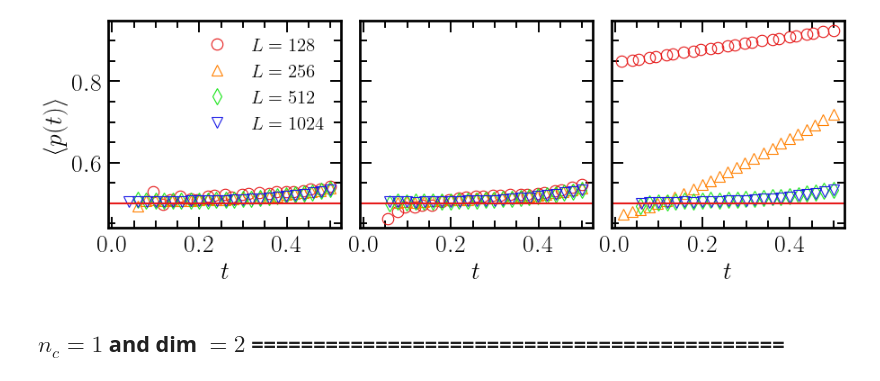
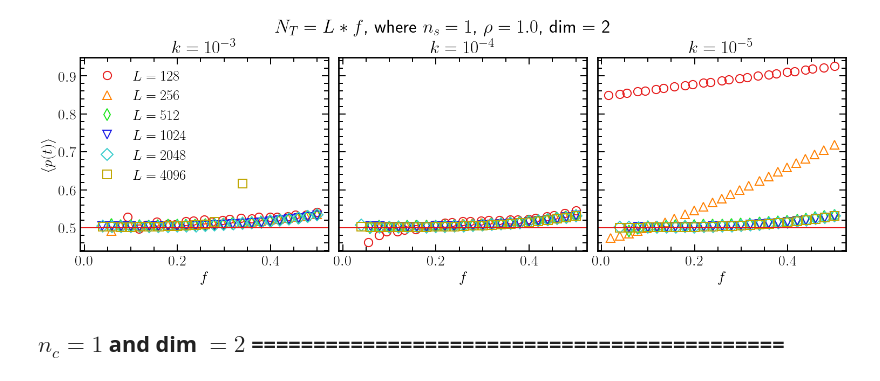
Before and after one commit to JuniorAlencar/self_organization_percolation, a Jupyter notebook: jupyter/parameters_analysis.ipynb, the cells around one changed output. Drawn from its saved outputs; the diff is of its cells as text; code cells hidden in the pictures.

```diff
--- a/jupyter/parameters_analysis.ipynb
+++ b/jupyter/parameters_analysis.ipynb
@@ -35,42 +35,58 @@ df
 # %%
-L_lst = [128, 256, 512, 1024]
+L_lst = [128, 256, 512, 1024, 2048, 4096]
 nc = 1
 k_lst=[1.0e-03, 1.0e-04, 1.0e-05]
 fig, axes = plt.subplots(
-    1, 3, figsize=(9, 3),
+    1, 3, figsize=(15, 5),
     sharey=True,
     sharex=True,
     constrained_layout=True
 )
 pc = 0.5
+rho = 1/nc
+dim = 2
 colors = [
     (0.9, 0.1, 0.1),   # red
     (1.0, 0.5, 0.0),   # orange
     (0.1, 0.9, 0.1),   # green
     (0.1, 0.1, 0.9),   # blue
     (0.2, 0.8, 0.8),   # teal
     (0.75,0.65, 0.00),   # yellow
     (0.6, 0.4, 0.2),   # brown
     (0.6, 0.2, 0.8),   # purple
     (0.9, 0.4, 0.7),   # pink
     (0.4, 0.4, 0.4),   # gray
     (0.0, 0.0, 0.0),   # black
 ]
 markers = ["o", "^", "d", "v", "D", "s", "P", "X", "<", ">", "*"]
+
+fs_title_figure = 25
+fs_legend = 19
+ms = 11
+mew = 1.4
+
+
 for idx, k in enumerate(k_lst):
     for idx_L, L in enumerate(L_lst):
-        df_sub = df[(df['dim']==2) & (df['nc']==nc) & (df['L']==L) & (df['k']==k)]
+        df_sub = df[(df['dim']==dim) & (df['nc']==nc) & (df['L']==L) & (df['k']==k) & (df['order']==1)]
         f = [i/L for i in df_sub["Nt"].unique()]
         p = df_sub['p_mean']
-        axes[idx].plot(f, p, marker=markers[idx_L], color=colors[idx_L], ls="None" ,label=f'$L = {L}$')
+        axes[idx].plot(f, p, marker=markers[idx_L], color=colors[idx_L],
+                        ls="None", ms=ms, mew=mew,label=f'$L = {L}$')
+
+        mantissa, exp = f"{k:.1e}".split("e")
+        exp = int(exp)
+        axes[idx].set_title(f"$k = 10^{{{exp}}}$")
 for ax in axes:
     ax.axhline(y=pc)
     ax.set_xlabel('$f$')
-axes[0].legend(fontsize=15)
+axes[0].legend(fontsize=fs_legend)
 axes[0].set_ylabel(r"$\langle p(t) \rangle$")
+
+fig.suptitle(fr"$N_T = L * f$, where $n_s = {nc}$, $\rho={rho}$, dim = {dim}", fontsize=fs_title_figure)
 plt.show()
 # %% [output]
-[figure, old version]
+[figure, new version]
 # %% [markdown]
 ## $n_c = 1$ and dim $= 2$ ===========================================
 # %%
```
Also changed, not shown: parts of 2 cells of this notebook, 1 other file.
